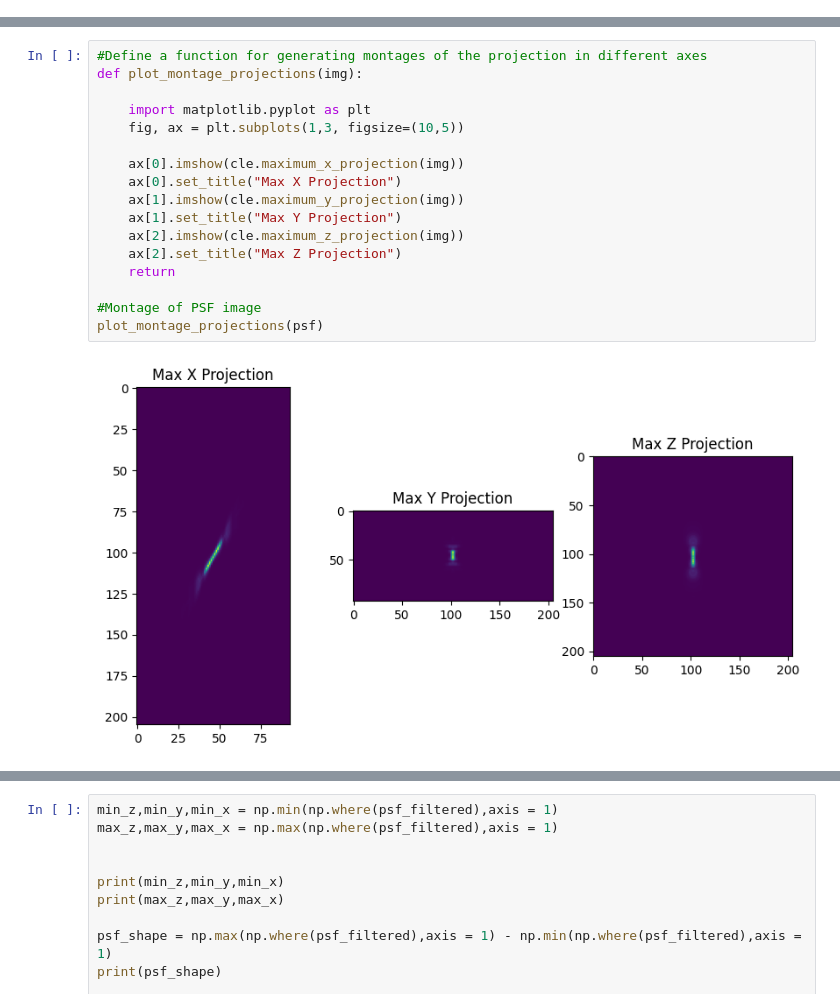
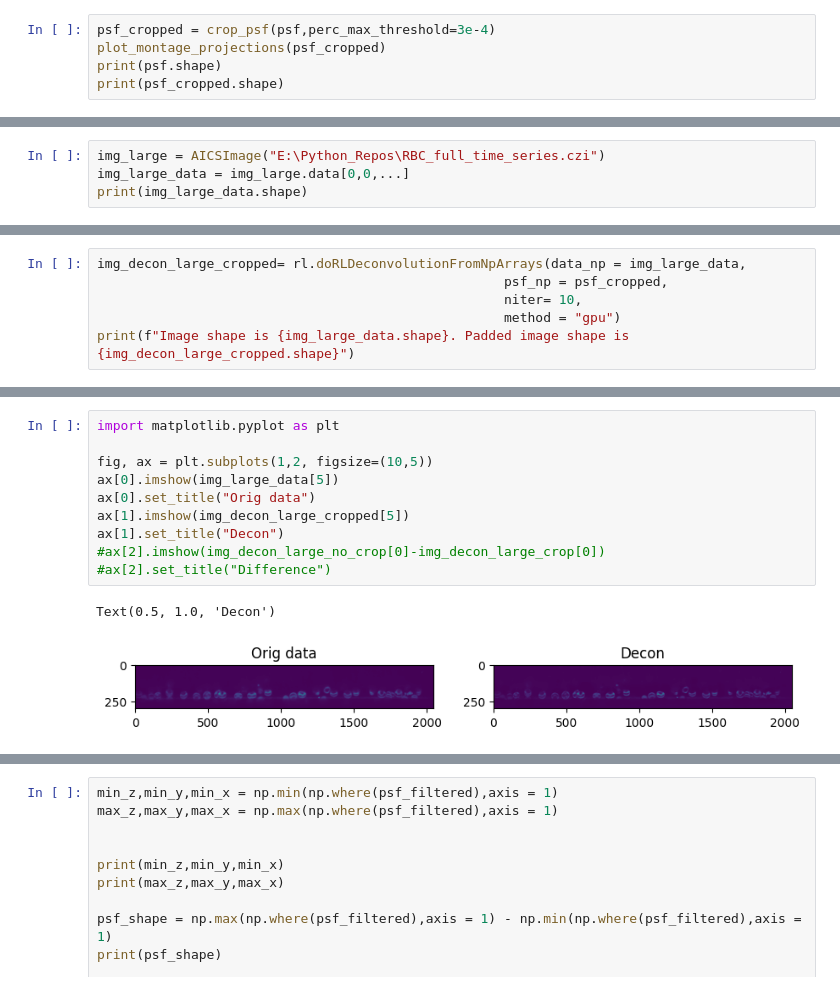
Before and after one commit to BioimageAnalysisCoreWEHI/napari_lattice, a Jupyter notebook: notebooks/psf_cropping.ipynb, the cells around one changed output, grey strips where cells are left out. Saved outputs shown, nothing was run; the diff lists cells and outputs as text.

```diff
--- a/notebooks/psf_cropping.ipynb
+++ b/notebooks/psf_cropping.ipynb
@@ -22,0 +70,5 @@ NameError: name 'psf' is not defined
+# %%
+psf_cropped = crop_psf(psf,perc_max_threshold=3e-4)
+plot_montage_projections(psf_cropped)
+print(psf.shape)
+print(psf_cropped.shape)
@@ -22,0 +192,4 @@ NameError: name 'psf' is not defined
+# %%
+img_large = AICSImage("E:\Python_Repos\RBC_full_time_series.czi")
+img_large_data = img_large.data[0,0,...]
+print(img_large_data.shape)
@@ -22,0 +200,6 @@ NameError: name 'psf' is not defined
+# %%
+img_decon_large_cropped= rl.doRLDeconvolutionFromNpArrays(data_np = img_large_data,
+                                                    psf_np = psf_cropped,
+                                                    niter= 10,
+                                                    method = "gpu")
+print(f"Image shape is {img_large_data.shape}. Padded image shape is {img_decon_large_cropped.shape}")
@@ -23,19 +209,13 @@ NameError: name 'psf' is not defined
 # %%
-#Define a function for generating montages of the projection in different axes
-def plot_montage_projections(img):
+import matplotlib.pyplot as plt
 
-    import matplotlib.pyplot as plt
-    fig, ax = plt.subplots(1,3, figsize=(10,5))
-
-    ax[0].imshow(cle.maximum_x_projection(img))
-    ax[0].set_title("Max X Projection")
-    ax[1].imshow(cle.maximum_y_projection(img))
-    ax[1].set_title("Max Y Projection")
-    ax[2].imshow(cle.maximum_z_projection(img))
-    ax[2].set_title("Max Z Projection")
-    return
-
-#Montage of PSF image
-plot_montage_projections(psf)
+fig, ax = plt.subplots(1,2, figsize=(10,5))
+ax[0].imshow(img_large_data[5])
+ax[0].set_title("Orig data")
+ax[1].imshow(img_decon_large_cropped[5])
+ax[1].set_title("Decon")
+#ax[2].imshow(img_decon_large_no_crop[0]-img_decon_large_crop[0])
+#ax[2].set_title("Difference")
 # %% [output]
+Text(0.5, 1.0, 'Decon')
-[figure, old version]
+[figure, new version]
```
Also changed, not shown: parts of 28 cells of this notebook.
